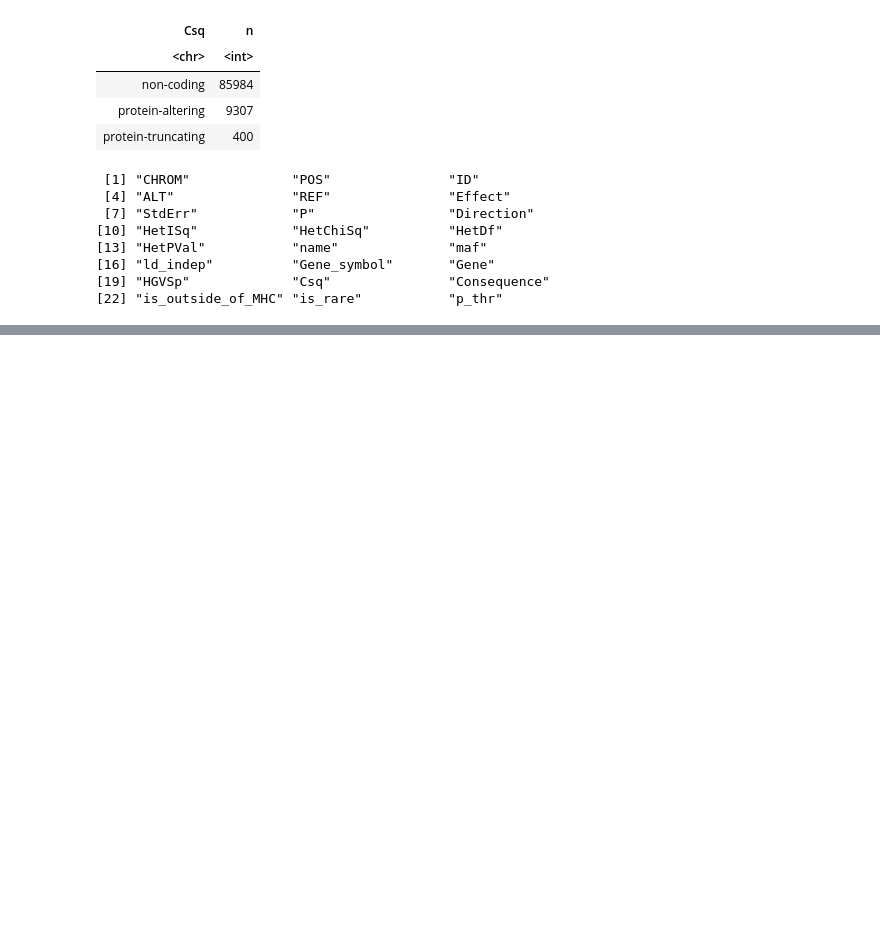
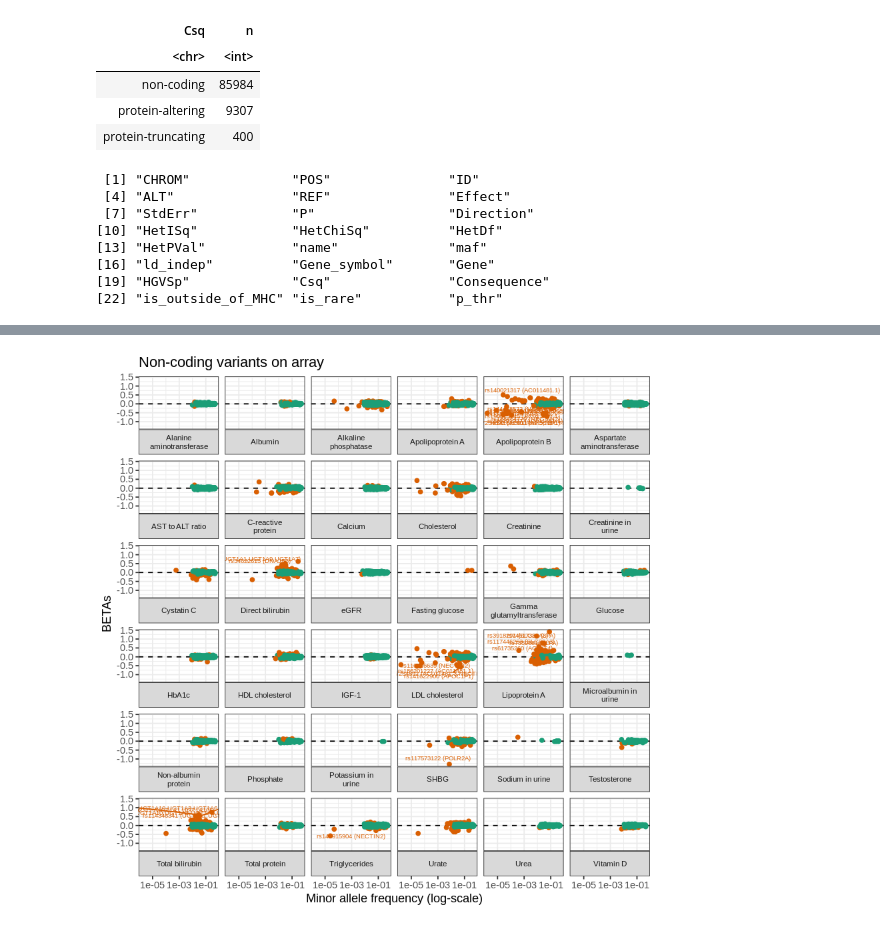
Before and after one commit to rivas-lab/biomarkers, a Jupyter notebook: cascade/3_cascade_array.hits.plots.ipynb, the cells around one changed output, grey strips where cells are left out. Saved outputs shown, nothing was run; the diff lists cells and outputs as text; code cells hidden in the pictures; blank space fills up the shorter version.

Commit message:
update cascade plots

```diff
--- a/cascade/3_cascade_array.hits.plots.ipynb
+++ b/cascade/3_cascade_array.hits.plots.ipynb
@@ -96,0 +93,34 @@ p.altering + ggsave(file.path(outd, "cascade.protein-altering.pdf"), width = 10,
+# %%
+p.array.nc <- array_anno_df %>%
+filter(Csq == 'non-coding', ld_indep, is_outside_of_MHC) %>%
+mutate(
+    outlier = if_else(abs(Effect) >= .1, TRUE, FALSE),
+    plot_label = paste0(ID, ' (', Gene_symbol, ')'),
+#     plot_label = ID,
+    plot_label = str_replace(plot_label, '[(][)]$', ''),
+    plot_label = str_replace(plot_label, '[(]NA[)]$', ''),
+    ggrepel = if_else(abs(Effect) >= .1, plot_label, ""),
+    ggrepel = if_else(abs(Effect) >= .5, plot_label, "")
+) %>%
+ggplot(
+    aes(x=maf, y=Effect, color=outlier, label = ggrepel)
+) +
+geom_hline(yintercept = 0, linetype="dashed") +
+geom_point() + theme_bw() +
+labs(
+    title = 'Non-coding variants on array',
+    x = 'Minor allele frequency (log-scale)',
+    y = 'BETAs'
+) +
+theme(
+    strip.text = element_text(size=7),
+    legend.position="none"
+)+
+scale_color_brewer(palette="Dark2") +
+scale_x_continuous(trans="log10", breaks=10 * 100**(-3:-1)) +
+facet_wrap(~name, ncol = 6, strip.position = "bottom", labeller = label_wrap_gen(17)) +
+ggrepel::geom_text_repel(size=2)
+# %%
+p.array.nc
+# %% [output]
+[figure, added]
```
Also changed, not shown: parts of 5 cells of this notebook, 7 other files.
